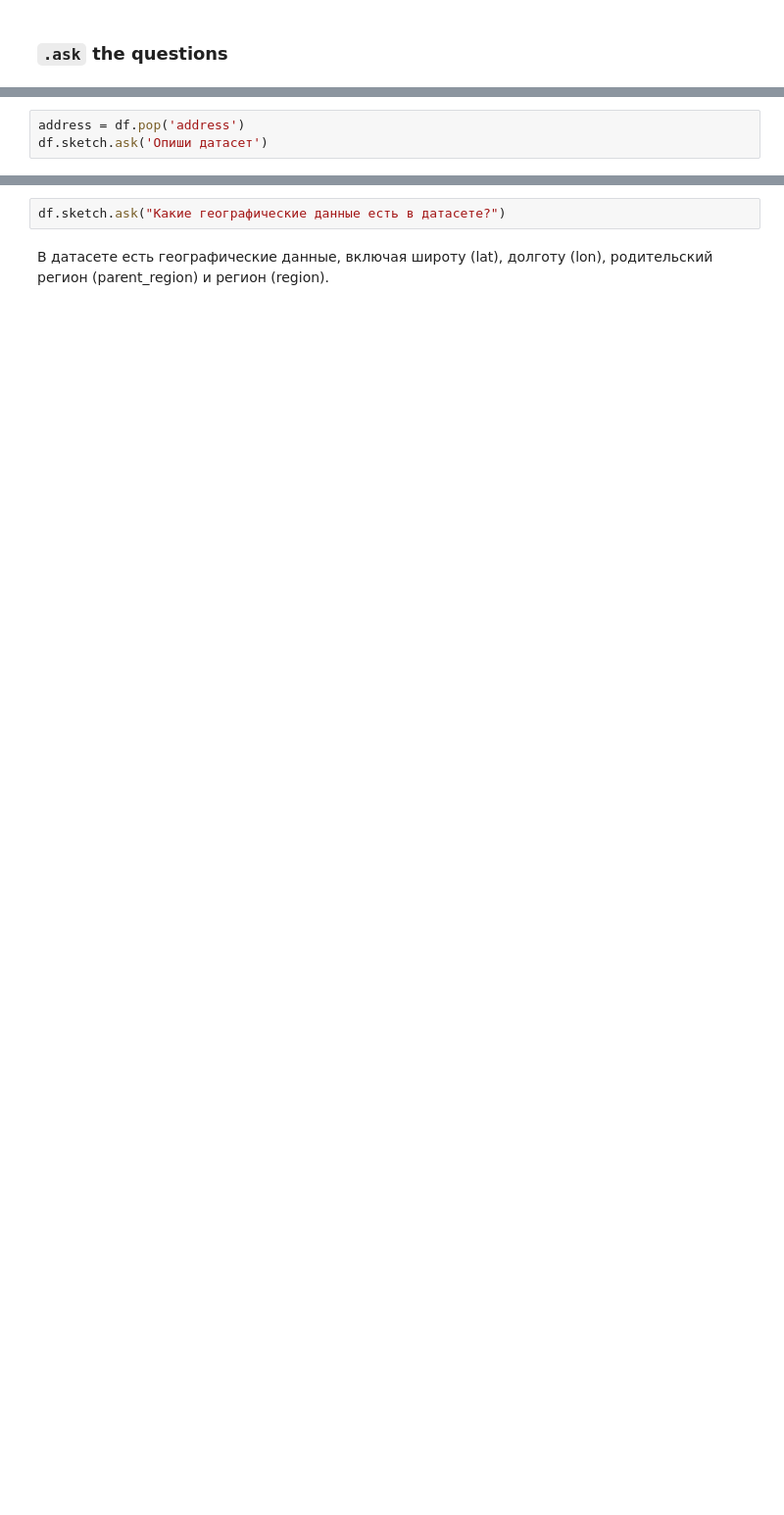
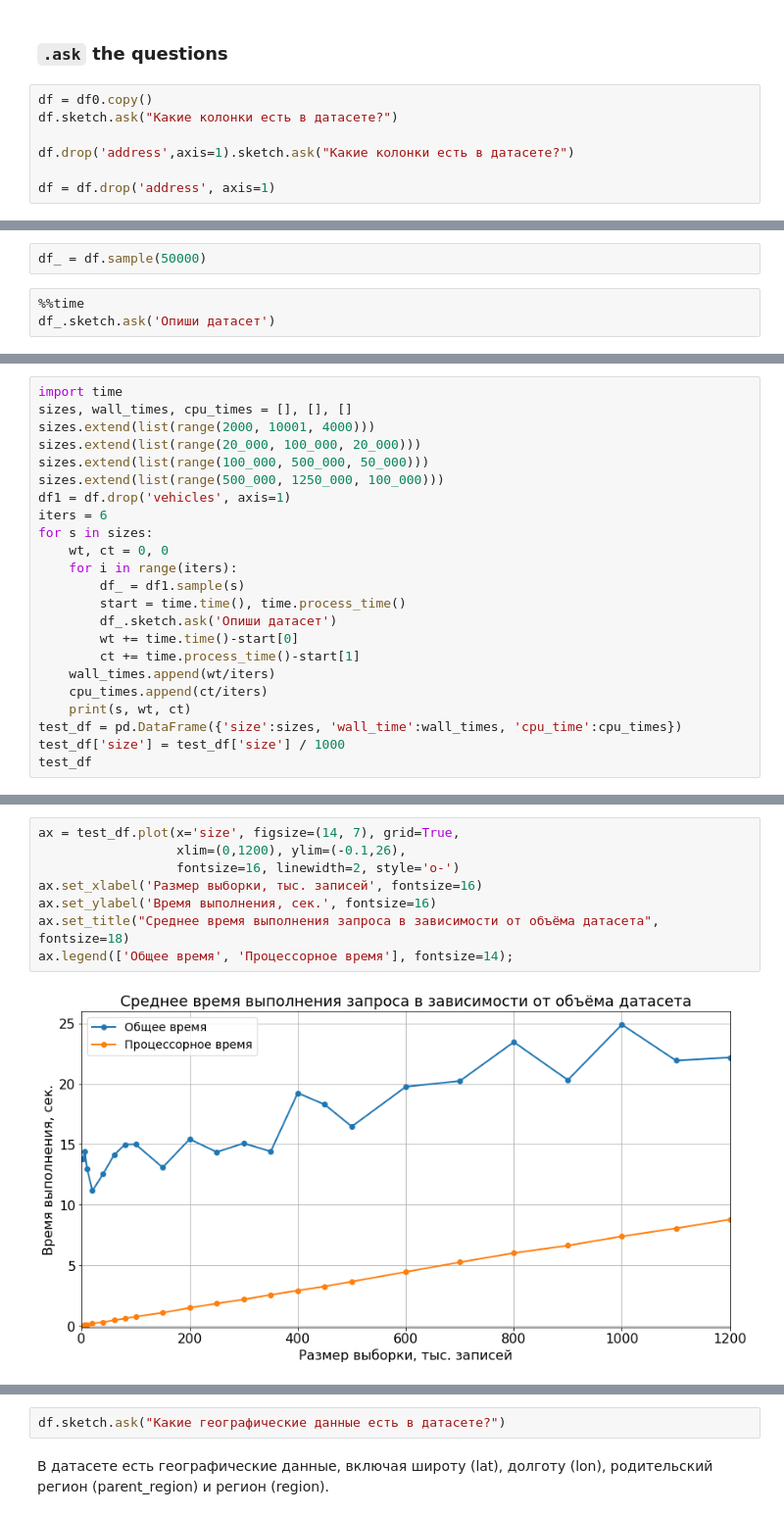
Before and after one commit to hairymax/sketch_experiments, a Jupyter notebook: sketch.ipynb, the cells around one changed output, grey strips where cells are left out. Shown: that part at 98% size. Cells and saved outputs as stored; diff of their text form; blank space fills up the shorter version.

Commit message:
time tests

```diff
--- a/sketch.ipynb
+++ b/sketch.ipynb
@@ -79,2 +180,9 @@ memory usage: 3.5+ MB
 # %% [markdown]
 ### `.ask` the questions
+# %%
+df = df0.copy()
+df.sketch.ask("Какие колонки есть в датасете?")
+
+df.drop('address',axis=1).sketch.ask("Какие колонки есть в датасете?")
+
+df = df.drop('address', axis=1)
@@ -92,4 +202,6 @@ df.sketch.ask("Какие колонки есть в датасете?")
+# %%
+df_ = df.sample(50000)
 # %%
-address = df.pop('address')
-df.sketch.ask('Опиши датасет')
+%%time
+df_.sketch.ask('Опиши датасет')
 # %% [output]
@@ -96,0 +221,23 @@ df.sketch.ask('Опиши датасет')
+# %%
+import time
+sizes, wall_times, cpu_times = [], [], []
+sizes.extend(list(range(2000, 10001, 4000)))
+sizes.extend(list(range(20_000, 100_000, 20_000)))
+sizes.extend(list(range(100_000, 500_000, 50_000)))
+sizes.extend(list(range(500_000, 1250_000, 100_000)))
+df1 = df.drop('vehicles', axis=1)
+iters = 6
+for s in sizes:
+    wt, ct = 0, 0
+    for i in range(iters):
+        df_ = df1.sample(s)
+        start = time.time(), time.process_time()
+        df_.sketch.ask('Опиши датасет')
+        wt += time.time()-start[0]
+        ct += time.process_time()-start[1]
+    wall_times.append(wt/iters)
+    cpu_times.append(ct/iters)
+    print(s, wt, ct)
+test_df = pd.DataFrame({'size':sizes, 'wall_time':wall_times, 'cpu_time':cpu_times})
+test_df['size'] = test_df['size'] / 1000
+test_df
@@ -96,0 +258,10 @@ df.sketch.ask('Опиши датасет')
+# %%
+ax = test_df.plot(x='size', figsize=(14, 7), grid=True,
+                  xlim=(0,1200), ylim=(-0.1,26),
+                  fontsize=16, linewidth=2, style='o-')
+ax.set_xlabel('Pазмер выборки, тыс. записей', fontsize=16)
+ax.set_ylabel('Время выполнения, сек.', fontsize=16)
+ax.set_title("Среднее время выполнения запроса в зависимости от объёма датасета", fontsize=18)
+ax.legend(['Общее время', 'Процессорное время'], fontsize=14);
+# %% [output]
+[figure, added]
```
Also changed, not shown: parts of 32 cells of this notebook, 2 other files.
